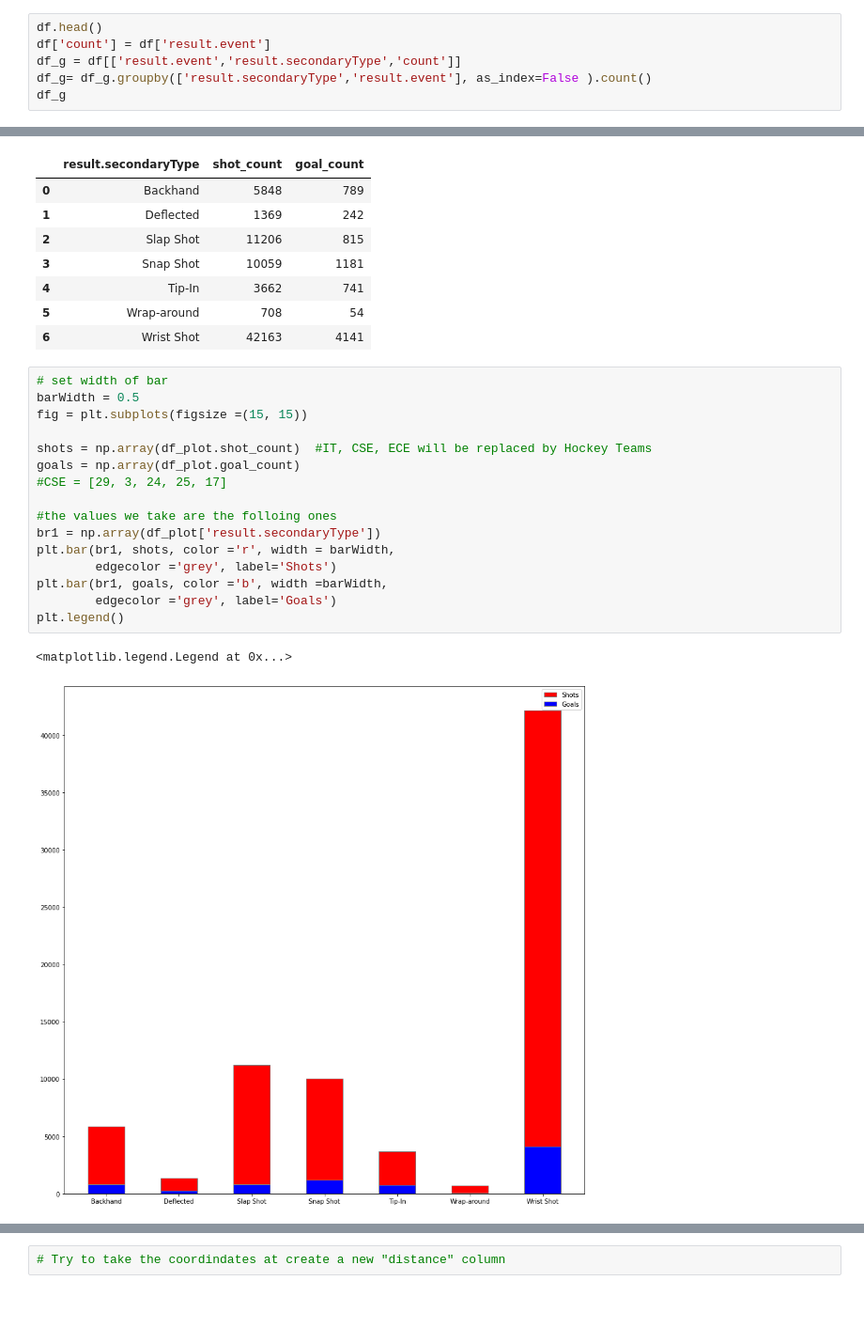
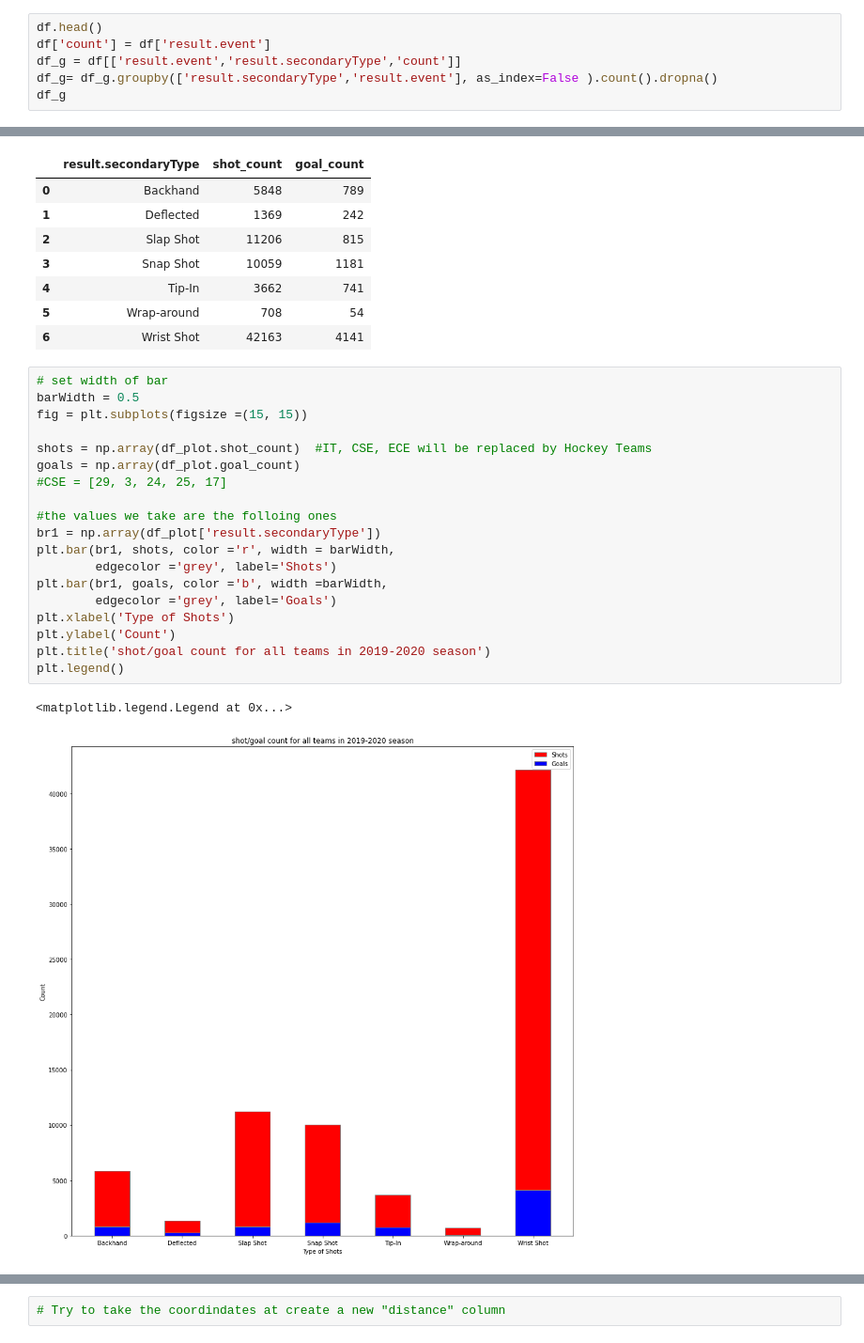
Before and after one commit to M0rph3e/ift6758-project-main, a Jupyter notebook: notebooks/data_visualizations.ipynb, the cells around one changed output, grey strips where cells are left out. Shown: that part at 94% size. Cells and saved outputs as stored; diff of their text form; blank space fills up the shorter version.

Commit message:
Final Notebook for Simple Visualization

```diff
--- a/notebooks/data_visualizations.ipynb
+++ b/notebooks/data_visualizations.ipynb
@@ -58,7 +32,7 @@ memory usage: 8.9+ MB
 df.head()
 df['count'] = df['result.event']
 df_g = df[['result.event','result.secondaryType','count']]
-df_g= df_g.groupby(['result.secondaryType','result.event'], as_index=False ).count()
+df_g= df_g.groupby(['result.secondaryType','result.event'], as_index=False ).count().dropna()
 df_g
 # %% [output]
 |  | result.secondaryType | result.event | count |
@@ -182,20 +70,23 @@ df_plot
 # %%
 # set width of bar
 barWidth = 0.5
 fig = plt.subplots(figsize =(15, 15))
 
 shots = np.array(df_plot.shot_count)  #IT, CSE, ECE will be replaced by Hockey Teams
 goals = np.array(df_plot.goal_count)
 #CSE = [29, 3, 24, 25, 17]
 
 #the values we take are the folloing ones
 br1 = np.array(df_plot['result.secondaryType'])
 plt.bar(br1, shots, color ='r', width = barWidth,
         edgecolor ='grey', label='Shots')
 plt.bar(br1, goals, color ='b', width =barWidth,
         edgecolor ='grey', label='Goals')
+plt.xlabel('Type of Shots')
+plt.ylabel('Count')
+plt.title('shot/goal count for all teams in 2019-2020 season')
 plt.legend()
 # %% [output]
 <matplotlib.legend.Legend at 0x...>
-[figure, old version]
+[figure, new version]
 # %%
```
Also changed, not shown: parts of 22 cells of this notebook.
